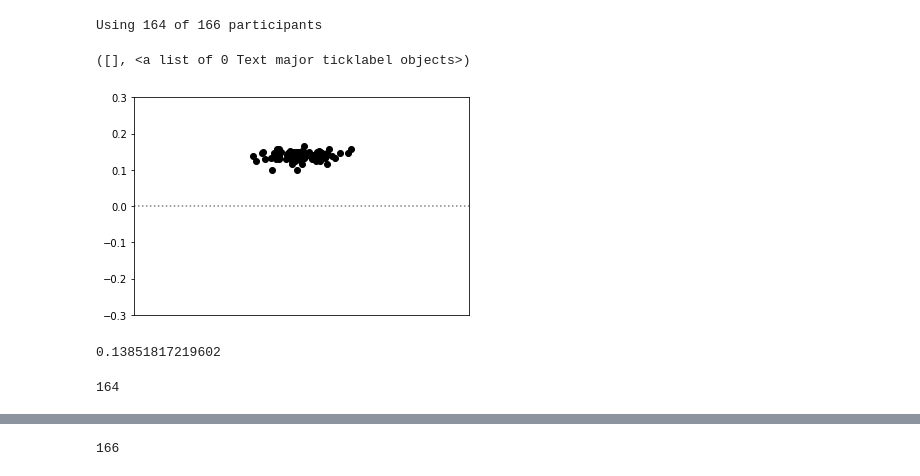
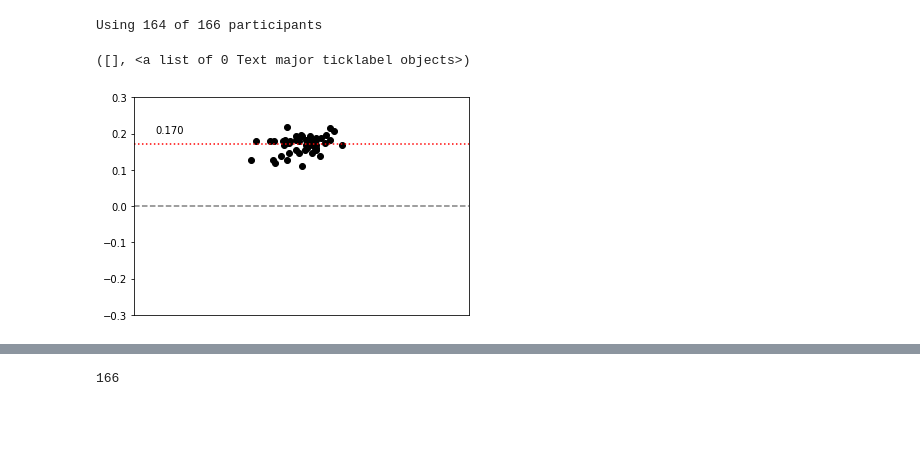
Before and after one commit to AraiKensuke/AIiRPS, a Jupyter notebook: LASSO_AQshort.ipynb, the cells around one changed output, grey strips where cells are left out. Saved outputs shown, nothing was run; the diff lists cells and outputs as text; code cells hidden in the pictures; blank space fills up the shorter version.

```diff
--- a/LASSO_AQshort.ipynb
+++ b/LASSO_AQshort.ipynb
@@ -69,6 +69,8 @@ features = ["entropyT2", "entropyW2", "entropyL2", "entropyU", "entropyS", "entr
 for feat in features:
     #exec("%(f)s = lm[\"AQ28_%(f)s\"][:, 1]" % {"f" : feat})
     exec("%(f)s = lm[\"%(f)s\"]" % {"f" : feat})
+    if feat[0:7] == "entropy":
+        exec("%(f)s = _N.exp(%(f)s/_N.mean(%(f)s))" % {"f" : feat})
     exec("%(f)s = %(f)s / _N.std(%(f)s)" % {"f" : feat})
     exec("%(f)s = %(f)s - _N.mean(%(f)s)" % {"f" : feat})
 for outc in outcomes:
@@ -106,29 +108,26 @@ for af in all_features:
     exec("feat = %s" % af)
     X[:, iaf] = feat[filtdat]
 
-scrs = _N.empty(100)
-for i in range(100):
-    y    = fact_pat[filtdat]
+REPS = 50
+scrs = _N.empty(REPS)
+coeffs= _N.empty((REPS, len(all_features)))
+for i in range(REPS):
+    y    = switch[filtdat]
     nrep = 1
     rkf = RepeatedKFold(n_splits=4, n_repeats=nrep)#, random_state=0)
     reg = LassoCV(cv=rkf, max_iter=3000).fit(X, y)
     scrs[i] = reg.score(X, y)
+    coeffs[i] = reg.coef_
 # %% [output]
 Using 164 of 166 participants
 # %%
-_plt.scatter(_N.random.randn(100)*0.05, scrs, color="black")
+_plt.scatter(_N.random.randn(REPS)*0.05, scrs, color="black")
+_plt.text(-0.35, 0.2, "%.3f" % _N.mean(scrs))
 _plt.xlim(-0.4, 0.4)
 _plt.ylim(-0.3, 0.3)
-_plt.axhline(y=0, ls=":", color="grey")
+_plt.axhline(y=_N.mean(scrs), ls=":", color="red")
+_plt.axhline(y=0, ls="--", color="grey")
 _plt.xticks([])
 # %% [output]
 ([], <a list of 0 Text major ticklabel objects>)
-[figure, old version]
+[figure, new version]
-# %%
-_N.mean(scrs)
-# %% [output]
-0.13851817219602
-# %%
-len(ths)
-# %% [output]
-164
```
Also changed, not shown: parts of 2 cells of this notebook.
